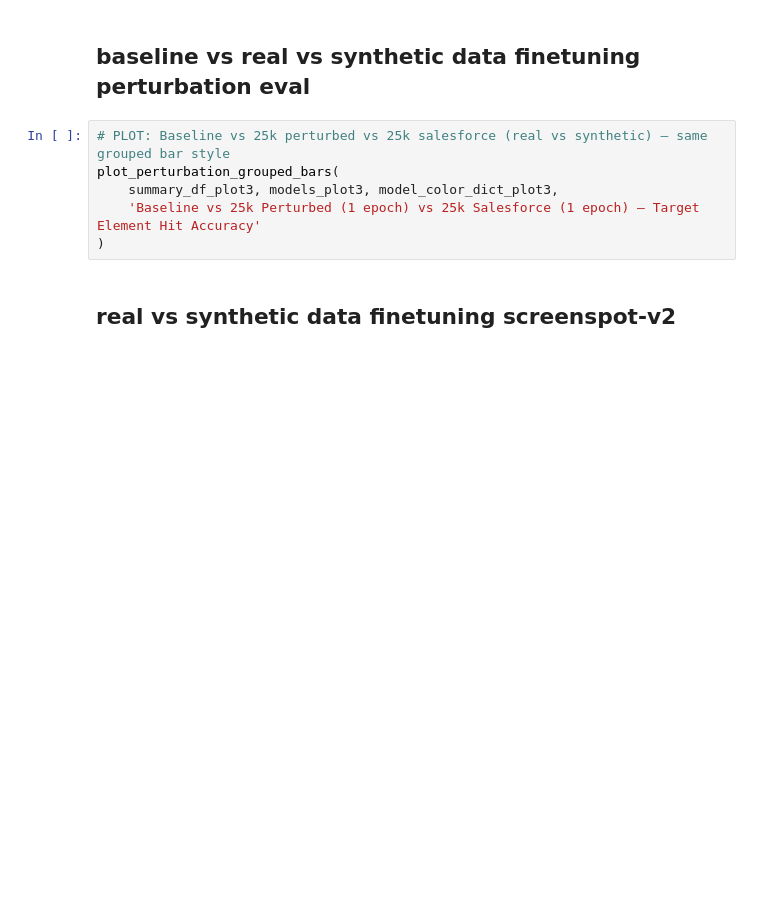
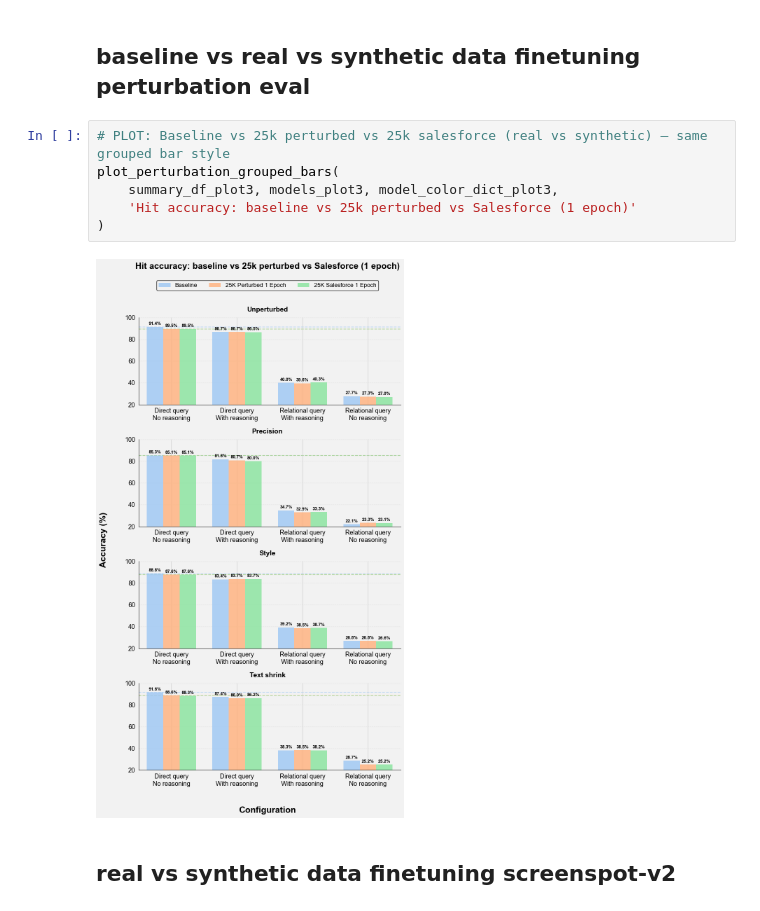
Before and after one commit to ManifoldRG/GUI-DR, a Jupyter notebook: data/finetuned_data_visualization_v3.ipynb, the cells around one changed output. Drawn from its saved outputs; the diff is of its cells as text; blank space fills up the shorter version.

```diff
--- a/data/finetuned_data_visualization_v3.ipynb
+++ b/data/finetuned_data_visualization_v3.ipynb
@@ -1034,9 +1190,11 @@ else:
 # %%
 # PLOT: Baseline vs 25k perturbed vs 25k salesforce (real vs synthetic) — same grouped bar style
 plot_perturbation_grouped_bars(
     summary_df_plot3, models_plot3, model_color_dict_plot3,
-    'Baseline vs 25k Perturbed (1 epoch) vs 25k Salesforce (1 epoch) — Target Element Hit Accuracy'
+    'Hit accuracy: baseline vs 25k perturbed vs Salesforce (1 epoch)'
 )
+# %% [output]
+[figure, added]
 # %% [markdown]
 ## real vs synthetic data finetuning screenspot-v2
 # %%
```
Also changed, not shown: parts of 14 cells of this notebook.
